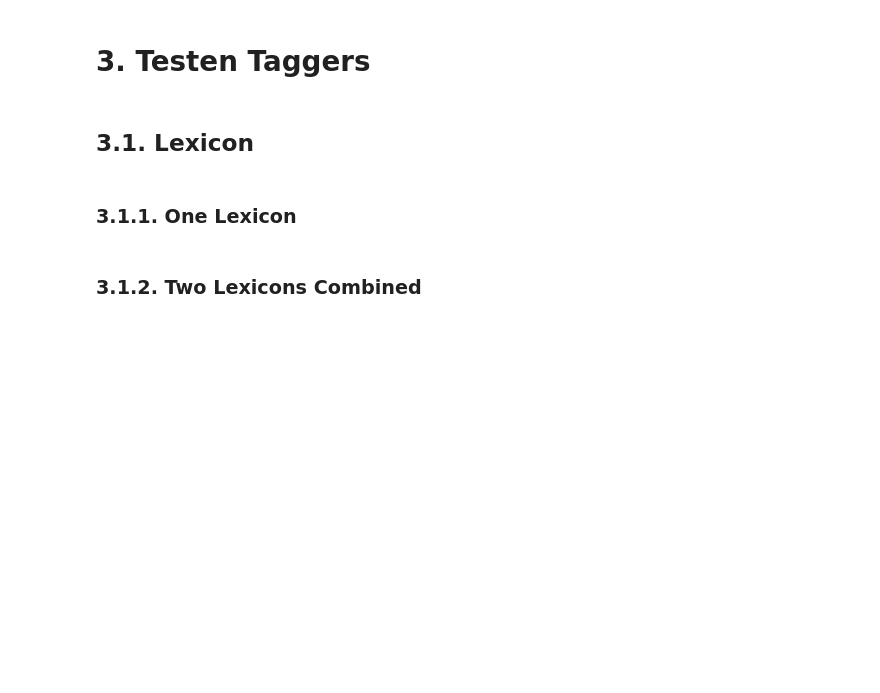
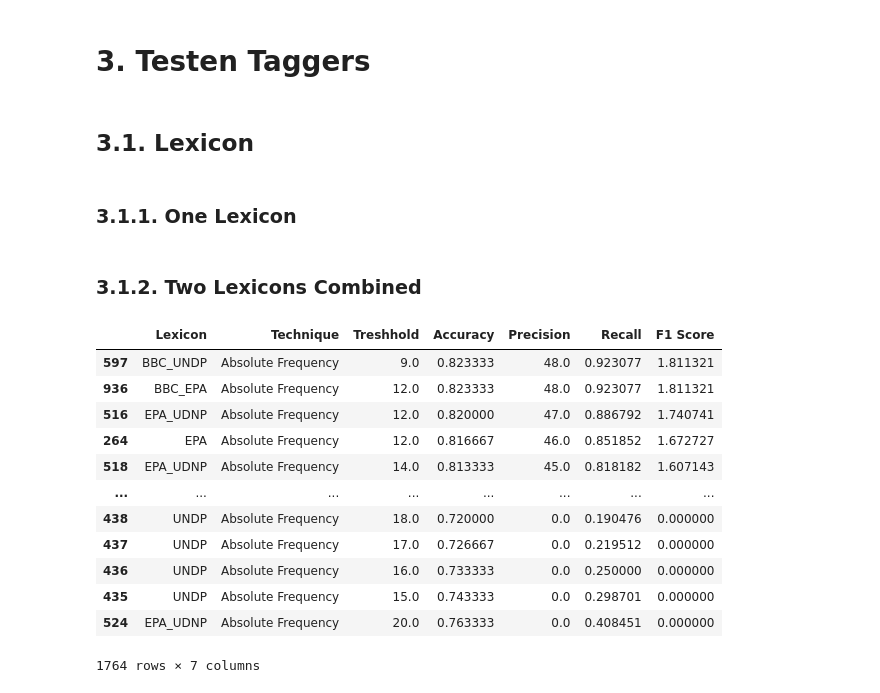
Before and after one commit to TBoedt/Constructing-A-Climate-Change-Concern-Index-Based-Upon-US-Newspaper-Articles, a Jupyter notebook: Climate_Articles_Tagging.ipynb, the cells around one changed output. Saved outputs shown, nothing was run; the diff lists cells and outputs as text; code cells hidden in the pictures; blank space fills up the shorter version.

```diff
--- a/Climate_Articles_Tagging.ipynb
+++ b/Climate_Articles_Tagging.ipynb
@@ -943,4 +840,18 @@ Lexicon_df_2.sort_values("Precision", ascending = False)
 # %%
-Lexicon_df = pd.concat([Lexicon_df_1, Lexicon_df_2]).reset_index(drop = True)
+Lexicon_Metrics = pd.concat([Lexicon_df_1, Lexicon_df_2]).reset_index(drop = True)
 # %%
-Lexicon_df.sort_values(by="Accuracy", ascending = False)
+Lexicon_Metrics.sort_values(by="Precision", ascending = False)
+# %% [output]
+|  | Lexicon | Technique | Treshhold | Accuracy | Precision | Recall | F1 Score |
+| 597 | BBC_UNDP | Absolute Frequency | 9.0 | 0.823333 | 48.0 | 0.923077 | 1.811321 |
+| 936 | BBC_EPA | Absolute Frequency | 12.0 | 0.823333 | 48.0 | 0.923077 | 1.811321 |
+| 516 | EPA_UDNP | Absolute Frequency | 12.0 | 0.820000 | 47.0 | 0.886792 | 1.740741 |
+| 264 | EPA | Absolute Frequency | 12.0 | 0.816667 | 46.0 | 0.851852 | 1.672727 |
+| 518 | EPA_UDNP | Absolute Frequency | 14.0 | 0.813333 | 45.0 | 0.818182 | 1.607143 |
+| ... | ... | ... | ... | ... | ... | ... | ... |
+| 438 | UNDP | Absolute Frequency | 18.0 | 0.720000 | 0.0 | 0.190476 | 0.000000 |
+| 437 | UNDP | Absolute Frequency | 17.0 | 0.726667 | 0.0 | 0.219512 | 0.000000 |
+| 436 | UNDP | Absolute Frequency | 16.0 | 0.733333 | 0.0 | 0.250000 | 0.000000 |
+| 435 | UNDP | Absolute Frequency | 15.0 | 0.743333 | 0.0 | 0.298701 | 0.000000 |
+| 524 | EPA_UDNP | Absolute Frequency | 20.0 | 0.763333 | 0.0 | 0.408451 | 0.000000 |
+1764 rows × 7 columns
```
Also changed, not shown: parts of 22 cells of this notebook, 2 other files.
